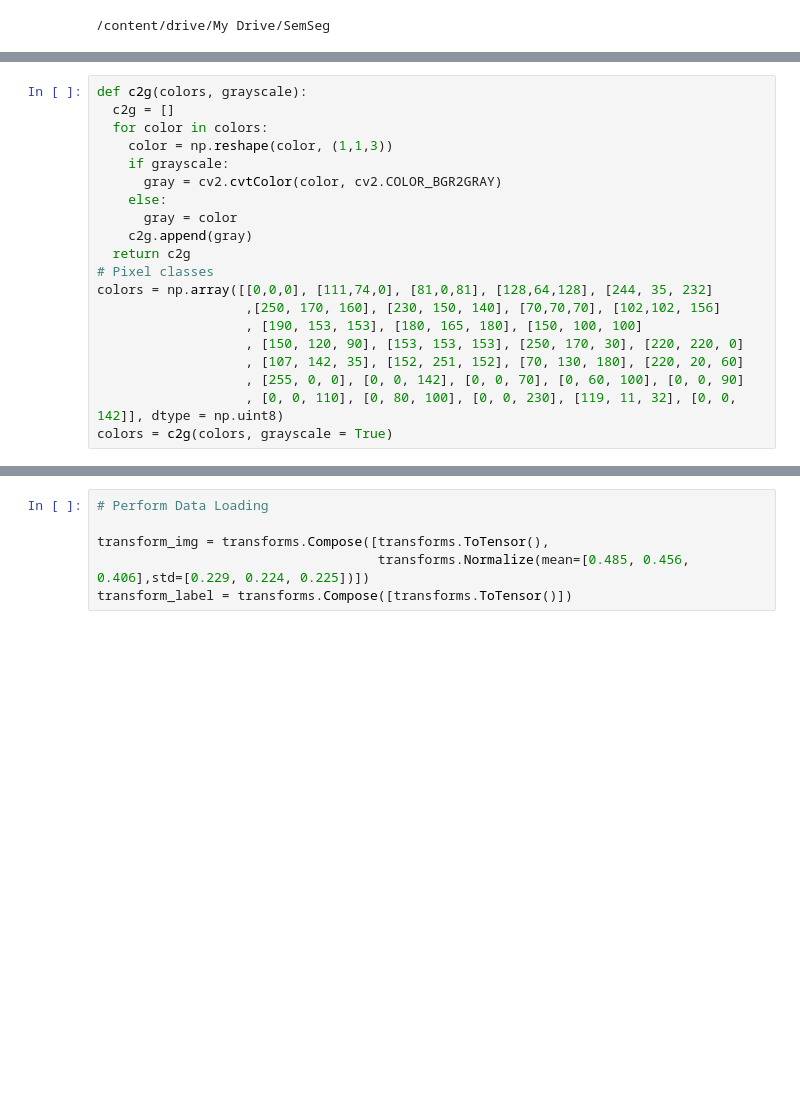
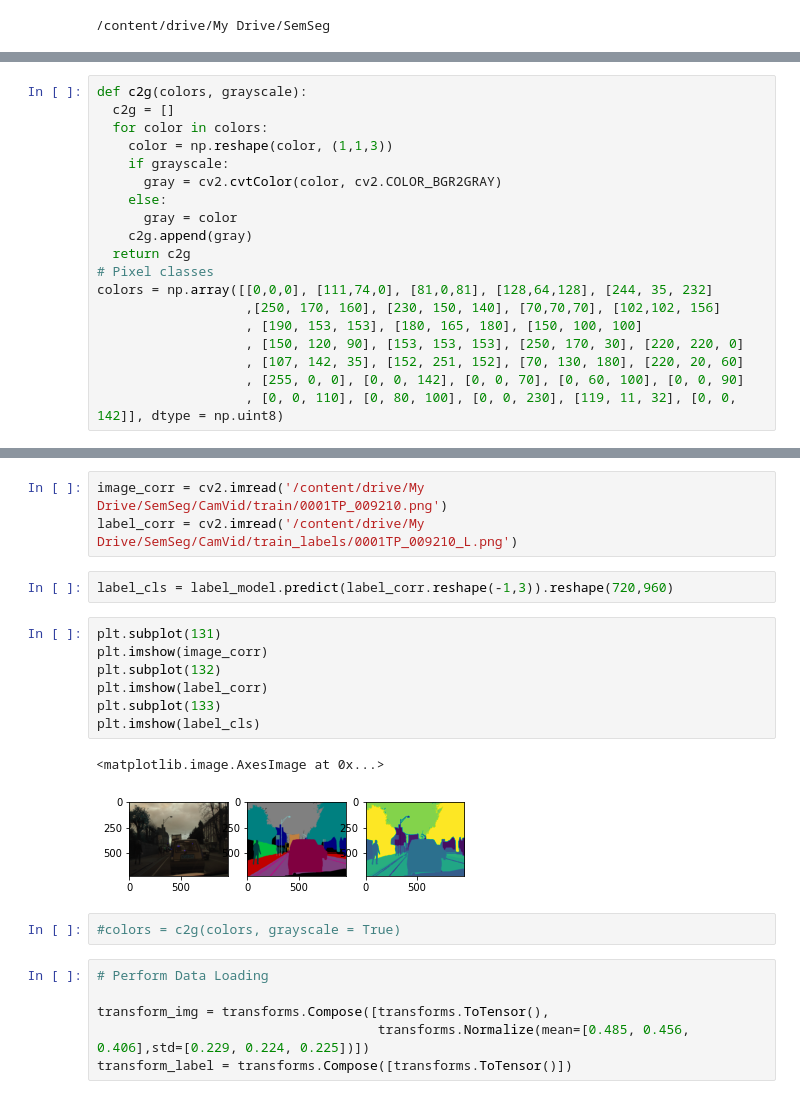
Before and after one commit to FlagArihant2000/unet, a Jupyter notebook: ResUNet.ipynb, the cells around one changed output, grey strips where cells are left out. Drawn from its saved outputs; the diff is of its cells as text; blank space fills up the shorter version.

```diff
--- a/ResUNet.ipynb
+++ b/ResUNet.ipynb
@@ -47,4 +51,3 @@ colors = np.array([[0,0,0], [111,74,0], [81,0,81], [128,64,128], [244, 35, 232]
                    , [107, 142, 35], [152, 251, 152], [70, 130, 180], [220, 20, 60]
                    , [255, 0, 0], [0, 0, 142], [0, 0, 70], [0, 60, 100], [0, 0, 90]
                    , [0, 0, 110], [0, 80, 100], [0, 0, 230], [119, 11, 32], [0, 0, 142]], dtype = np.uint8)
-colors = c2g(colors, grayscale = True)
@@ -51,3 +61,20 @@ colors = c2g(colors, grayscale = True)
+# %%
+image_corr = cv2.imread('/content/drive/My Drive/SemSeg/CamVid/train/0001TP_009210.png')
+label_corr = cv2.imread('/content/drive/My Drive/SemSeg/CamVid/train_labels/0001TP_009210_L.png')
+# %%
+label_cls = label_model.predict(label_corr.reshape(-1,3)).reshape(720,960)
+# %%
+plt.subplot(131)
+plt.imshow(image_corr)
+plt.subplot(132)
+plt.imshow(label_corr)
+plt.subplot(133)
+plt.imshow(label_cls)
+# %% [output]
+<matplotlib.image.AxesImage at 0x...>
+[figure, added]
+# %%
+#colors = c2g(colors, grayscale = True)
 # %%
 # Perform Data Loading
 
```
Also changed, not shown: parts of 23 cells of this notebook.
